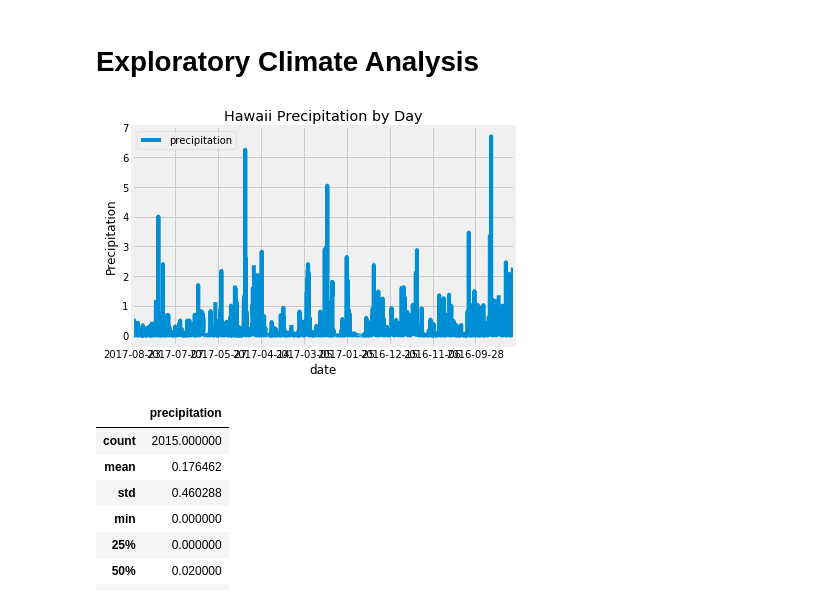
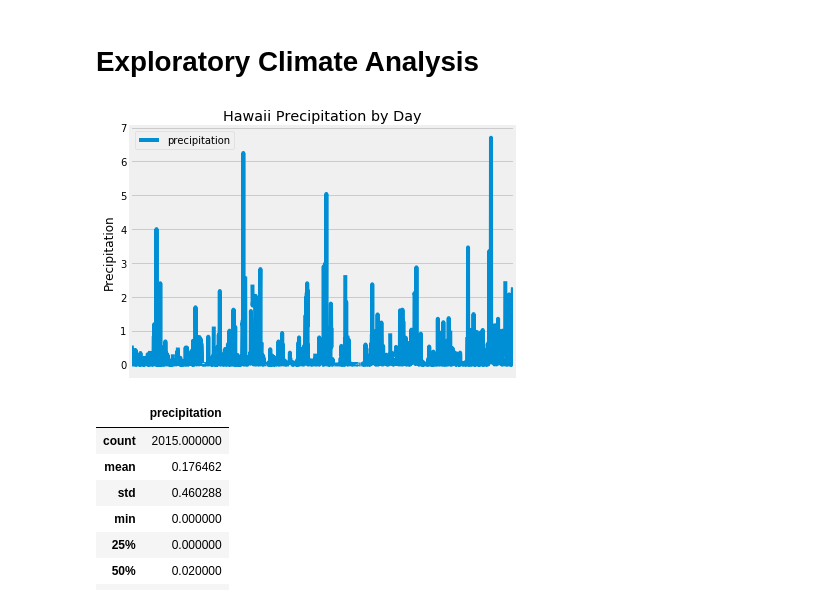
Before and after one commit to adfenelon/Fenelon_Data-Boot-Camp-Homework, a Jupyter notebook: Fenelon Homework/SQLAlchemy/Instructions/climate_starter.ipynb, the cells around one changed output. Saved outputs shown, nothing was run; the diff lists cells and outputs as text; code cells hidden in the pictures.

```diff
--- a/Fenelon Homework/SQLAlchemy/Instructions/climate_starter.ipynb
+++ b/Fenelon Homework/SQLAlchemy/Instructions/climate_starter.ipynb
@@ -39,32 +39,33 @@ session = Session(engine)
 # %% [markdown]
 # Exploratory Climate Analysis
 # %%
+# Trip dates: 8/9/17 - 8/23/17
 # Design a query to retrieve the last 12 months of precipitation data and plot the results
 session.query(Measurement.date).group_by(Measurement.date).order_by((Measurement.date).desc()).limit(1).all()
 
 # Calculate the date 1 year ago from the last data point in the database
 year_ago = dt.date(2017, 8, 23) - dt.timedelta(days=365)
 
 # Perform a query to retrieve the data and precipitation scores
 date_prcp = session.query(Measurement.date, Measurement.prcp).filter(Measurement.date >= dt.datetime(2016, 8, 23)).\
 filter(Measurement.date <= dt.datetime(2017, 8, 23)).order_by(Measurement.date.desc()).all()
 
 # Save the query results as a Pandas DataFrame and set the index to the date column
 df = pd.DataFrame(date_prcp, columns=['date', 'precipitation'])
 
 # Sort the dataframe by date
 dfsorted = df.sort_values("date",ascending=False)
-#df = df.dropna(how='any')
-#df.set_index(df['date'], inplace=True)
+df = df.dropna(how='any')
+df.set_index(df['date'], inplace=True)
 
 # Use Pandas Plotting with Matplotlib to plot the data
-#plt.bar(dfsorted['date'],dfsorted['precipitation'], color='blue')
-df.plot(x='date')
+bar = dfsorted.plot(x='date')
+bar.axes.get_xaxis().set_visible(False)
 plt.title("Hawaii Precipitation by Day")
 plt.ylabel("Precipitation")
 plt.tight_layout()
 plt.show()
 # %% [output]
-[figure, old version]
+[figure, new version]
 # %%
 # Use Pandas to calcualte the summary statistics for the precipitation data
```
Also changed, not shown: parts of 5 cells of this notebook, 1 other file.
